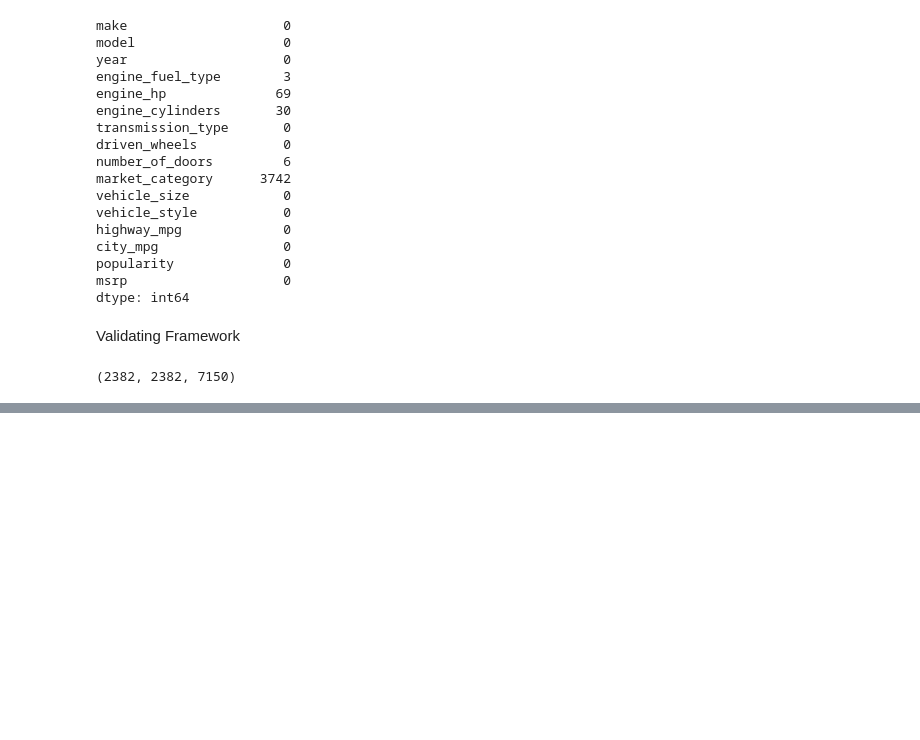
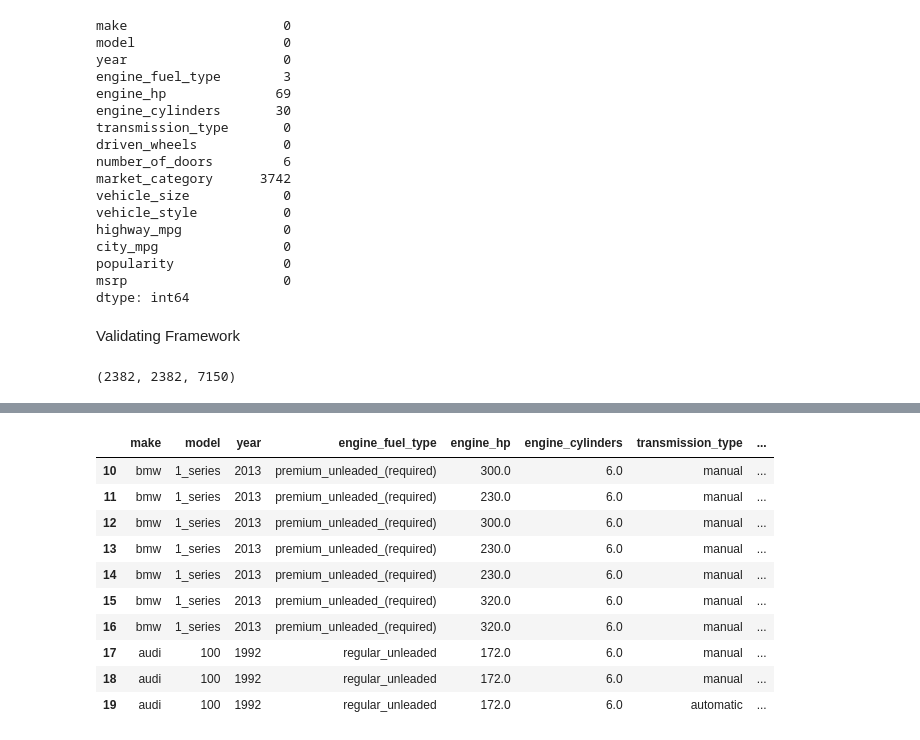
Before and after one commit to samoraali/ML-Zoomcamp-Homework, a Jupyter notebook: 02-Regression/Practice.ipynb, the cells around one changed output, grey strips where cells are left out. Cells and saved outputs as stored; diff of their text form; code cells hidden in the pictures; blank space fills up the shorter version.

```diff
--- a/02-Regression/Practice.ipynb
+++ b/02-Regression/Practice.ipynb
@@ -266,0 +288,14 @@ n_val, n_test, n_train
+# %%
+df.iloc[10:20]
+# %% [output]
+|  | make | model | year | engine_fuel_type | engine_hp | engine_cylinders | transmission_type | ... |
+| 10 | bmw | 1_series | 2013 | premium_unleaded_(required) | 300.0 | 6.0 | manual | ... |
+| 11 | bmw | 1_series | 2013 | premium_unleaded_(required) | 230.0 | 6.0 | manual | ... |
+| 12 | bmw | 1_series | 2013 | premium_unleaded_(required) | 300.0 | 6.0 | manual | ... |
+| 13 | bmw | 1_series | 2013 | premium_unleaded_(required) | 230.0 | 6.0 | manual | ... |
+| 14 | bmw | 1_series | 2013 | premium_unleaded_(required) | 230.0 | 6.0 | manual | ... |
+| 15 | bmw | 1_series | 2013 | premium_unleaded_(required) | 320.0 | 6.0 | manual | ... |
+| 16 | bmw | 1_series | 2013 | premium_unleaded_(required) | 320.0 | 6.0 | manual | ... |
+| 17 | audi | 100 | 1992 | regular_unleaded | 172.0 | 6.0 | manual | ... |
+| 18 | audi | 100 | 1992 | regular_unleaded | 172.0 | 6.0 | manual | ... |
+| 19 | audi | 100 | 1992 | regular_unleaded | 172.0 | 6.0 | automatic | ... |
```
Also changed, not shown: parts of 18 cells of this notebook, 2 other files.
